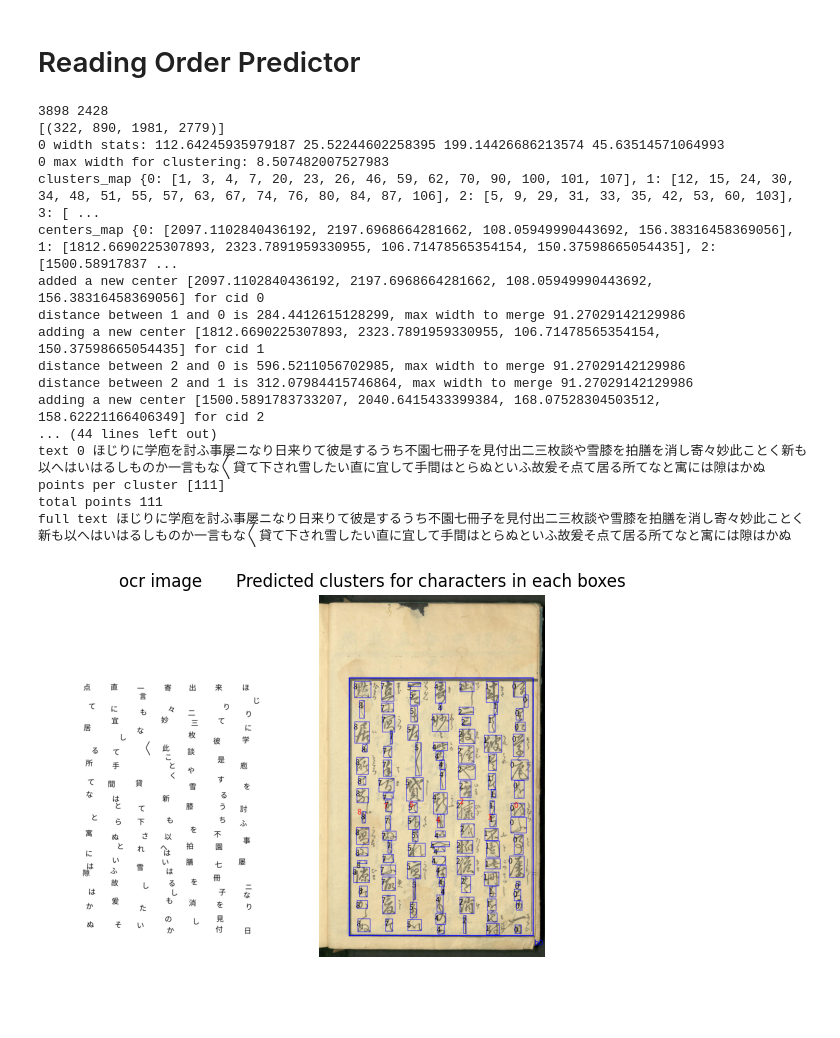
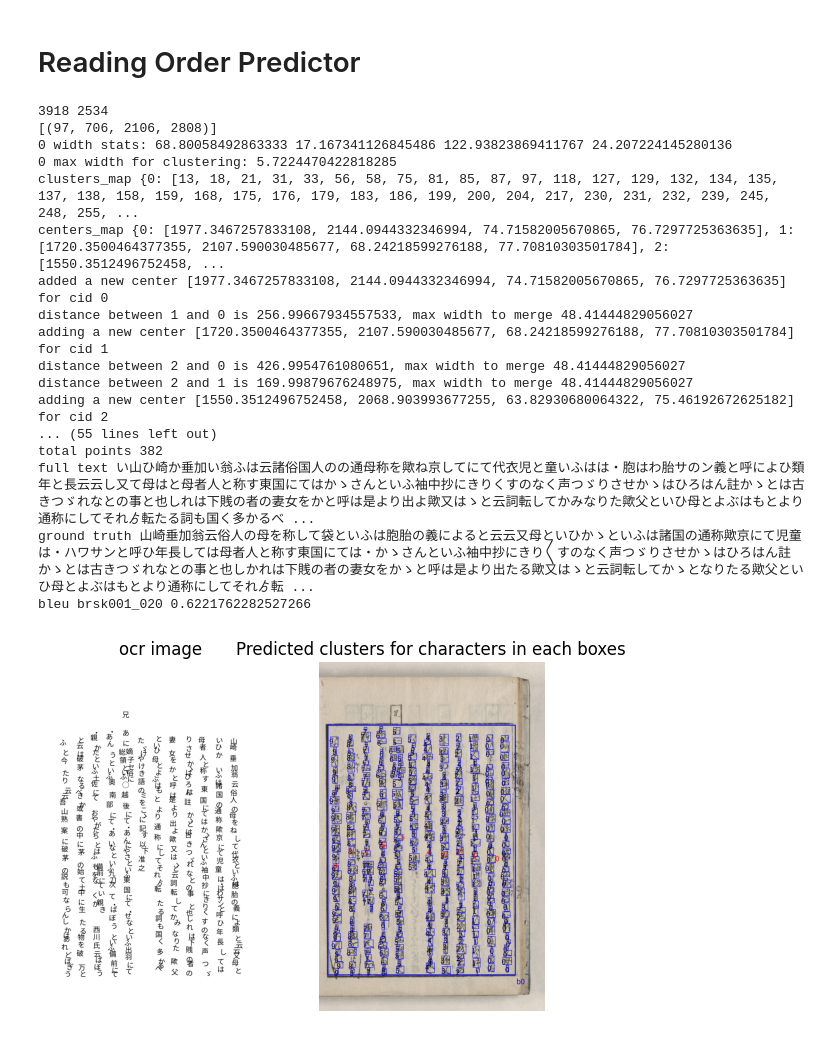
Before and after one commit to aumahesh-mids/kuzushiji-recognition, a Jupyter notebook: Reading Order Predictor.ipynb, the cells around one changed output. Cells and saved outputs as stored; diff of their text form; code cells hidden in the pictures; blank space fills up the shorter version.

Commit message:
bleu scoring

```diff
--- a/Reading Order Predictor.ipynb
+++ b/Reading Order Predictor.ipynb
@@ -19,6 +22,32 @@ from pyclustering.utils.metric import type_metric, distance_metric
 from kr.classifier.softmax.mobilenetv3 import MobileNetV3
 from kr.datasets import KuzushijiUnicodeMapping
 from kr.detector.centernet.resnet import Res18UnetCenterNet
+# %%
+class TextScorer:
+    def __init__(self, ground_truth_csv='/home/ec2-user/code/t-hanya/kuzushiji-recognition/data/ground-truth/full.csv'):
+        self.ground_truth_csvfile = ground_truth_csv
+        x = []
+        self.ground_truth = dict()
+        with open(self.ground_truth_csvfile) as cf:
+            reader = csv.DictReader(cf)
+            for row in reader:
+                self.ground_truth[row['image']] = row['text']
+
+    def get_ground_truth(self, image):
+        return self.ground_truth.get(image, '')
+
+    def has_ground_truth(self, image):
+        if image in self.ground_truth:
+            return True
+        return False
+
+    def eval(self, image, pred_text):
+        ground_truth_text = self.ground_truth.get(image, '')
+        if len(ground_truth_text) == 0:
+            return -1
+        ref = list(ground_truth_text)
+        hyp = list(pred_text)
+        return  bleu([ref], hyp)
 # %%
 class ColumnClustering:
     def __init__(self, filename, unicodes, unicode_bboxes, reading_order_boxes=None, verbose=True, save=False,
@@ -369,51 +398,62 @@ def ordered_bboxes(bbox_dict):
 # filename = '/home/ec2-user/code/restor-ai-tion/data/full/200021763/images/200021763_00016_1.jpg'
 # working below 2 lines
 # filename = '/home/ec2-user/code/restor-ai-tion/data/full/200021637/images/200021637_00006_1.jpg'
-# bbox_dict = {"1":"1440,201,185,523","2":"829,200,608,513","3":"80,195,742,520","4":"1438,994,180,909","5":"822,715,615,480","6":"830,1204,609,461","7":"836,1677,599,464","8":"842,2152,593,475","9":"653,1029,170,1002","10":"74,719,577,468","11":"92,1205,549,455","12":"101,1679,553,476","13":"100,2163,560,474"}
+# bbox_dict = {"1":"1430,198,188,524","2":"824,200,600,516","3":"81,195,747,517","4":"1437,981,180,959","5":"827,721,610,476","6":"830,1205,604,456","7":"837,1674,593,473","8":"841,2156,603,465","9":"648,1026,176,1102","10":"85,721,569,469","11":"85,1204,558,468","12":"93,1679,560,457","13":"96,2156,563,467"}
 # bbox_dict = {"2":"829,200,608,513", "5":"822,715,615,480","6":"830,1204,609,461"}
 # bbox_dict = {"10":"74,719,577,468"}
 # filename = '/home/ec2-user/code/restor-ai-tion/data/full/200021637/images/200021637_00018_2.jpg'
+filename = '/home/ec2-user/code/restor-ai-tion/data/full/brsk00000/images/brsk001_020.jpg'
+bbox_dict = {"1":"97.9921875,706,2106,2808"}
 # filename = '/home/ec2-user/code/restor-ai-tion/data/full/100241706/images/100241706_00002_2.jpg'
+# bbox_dict = {"1":"133.0008544921875,910.001220703125,1947.0125732421875,2716.017578125"}
 # working below 5 lines
-filename = '/home/ec2-user/code/restor-ai-tion/data/full/100241706/images/100241706_00003_1.jpg'
+# filename = '/home/ec2-user/code/restor-ai-tion/data/full/100241706/images/100241706_00003_1.jpg'
 # # 100241706_00003_1
 # bbox_dict = {"1":"2044.6380615234375,933.426025390625,194.4637451171875,2741.93896484375","2":"1769.6107177734375,925.0918579101562,194.4637451171875,2769.7196655273438","3":"1458.46875,927.8699340820312,230.5784912109375,2741.9389038085938","4":"1211.221923828125,925.0918579101562,197.2418212890625,2733.6049194335938","5":"936.1946411132812,916.7576904296875,183.35150146484375,2733.6048583984375","6":"669.50146484375,925.0918579101562,177.79547119140625,2730.8268432617188","7":"355.5814208984375,916.7576904296875,213.91009521484375,2728.0487060546875"}
 # # whole image as 1 bbox for 100241706_00003_1
-bbox_dict = {"1":"322.0020751953125,890.0009765625,1981.0128173828125,2779.017822265625"}
+# bbox_dict = {"1":"322.0020751953125,890.0009765625,1981.0128173828125,2779.017822265625"}
 cv2img = cv2.imread(filename)
 n, m = cv2img.shape[0], cv2img.shape[1]
 print(n, m)
 
 # bbox_dict= {"1":"493,43,74,776","2":"410,43,71,772","3":"337,46,67,770","4":"267,44,62,772","5":"194,43,65,771","6":"119,48,66,762","7":"50,37,57,451"}
 # bbox_dict = {"1":"29.853092193603516,627.0526733398438,2486.3136558532715,1700.0095825195312","2":"29.853092193603516,2374.837646484375,2492.2855796813965,1387.478515625"}
 # bbox_dict = {"1":"1441.6787109375,210.78732299804688,178.2584228515625,512.6556091308594","2":"1445.5821533203125,1020.1065673828125,165.2469482421875,913.4117431640625","3":"848.3514404296875,206.8838653564453,564.701904296875,495.74058532714844","4":"835.33984375,723.4429321289062,590.7249755859375,452.80242919921875","5":"840.5444946289062,1200.96728515625,585.5203247070312,443.6943359375","6":"841.8456420898438,1675.889404296875,579.0145874023438,450.199951171875","7":"843.1467895507812,2156.01611328125,589.4238891601562,452.80224609375","8":"83.27149963378906,202.9803924560547,737.7556610107422,497.0417022705078","9":"660.9849243164062,1022.7088623046875,174.35491943359375,1087.7667236328125","10":"88.47612762451172,719.5394287109375,560.7984085083008,469.717529296875","11":"96.28306579589844,1208.7742919921875,538.6787261962891,444.9954833984375","12":"94.9819107055664,1679.7928466796875,551.6902694702148,454.1036376953125","13":"98.8853759765625,2158.618408203125,554.2926025390625,473.620849609375"}
 # bbox_dict = {"1":"1440.254638671875,206.63638305664062,177.707275390625,514.5245666503906","2":"832.74365234375,200.43728637695312,599.2454833984375,522.7900695800781","3":"76.45447540283203,192.1718292236328,745.9573287963867,518.6573333740234","4":"1448.52001953125,1018.7173461914062,167.37548828125,905.0673217773438","5":"828.6109008789062,723.2273559570312,611.6437377929688,466.99822998046875","6":"832.74365234375,1200.557373046875,607.510986328125,456.6663818359375","7":"834.8099975585938,1675.821044921875,595.1127319335938,458.732666015625","8":"841.0090942382812,2155.217529296875,590.9800415039062,462.865478515625","9":"650.9036254882812,1035.248291015625,177.707275390625,1000.1201171875","10":"76.45447540283203,721.1609497070312,570.3163986206055,477.33001708984375","11":"99.18447875976562,1206.7564697265625,545.5200500488281,464.931884765625","12":"99.18447875976562,1682.0201416015625,549.6528015136719,460.7991943359375","13":"99.18447875976562,2155.217529296875,557.9182434082031,466.998046875"}
 # bbox_dict = {"1":"99.18447875976562,2155.217529296875,557.9182434082031,466.998046875", "2":"832.74365234375,200.43728637695312,599.2454833984375,522.7900695800781"}
 # bbox_dict = {"1":"1549.0836181640625,911.7171630859375,196.7535400390625,2710.2110595703125","2":"1271.9659423828125,908.9459838867188,213.380615234375,2704.6687622070312","3":"1041.958251953125,917.259521484375,149.6435546875,2712.982177734375","4":"720.501708984375,914.4883422851562,188.44000244140625,2704.6686401367188","5":"460.0110778808594,917.259521484375,177.35531616210938,2707.439697265625","6":"152.4104461669922,911.7171630859375,238.3212127685547,2715.7532958984375"}
 
 # bbox_dict = {"1":"2044.6380615234375,933.426025390625,194.4637451171875,2741.93896484375", "2":"1769.6107177734375,925.0918579101562,194.4637451171875,2769.7196655273438"}
 # bbox_dict = {"1":"2044.6380615234375,933.426025390625,194.4637451171875,2741.93896484375"}
 # user_bboxes = [(10, 0, 2565, 2250), (10, 2300, 2565, 2163)]
 user_bboxes = ordered_bboxes(bbox_dict)
 print(user_bboxes)
 text = predictor.predict(filename, user_bboxes)
 print('full text', text)
+scorer = TextScorer()
+image_name = os.path.basename(filename).replace('.jpg', '')
+if scorer.has_ground_truth(image_name):
+    print('ground truth', scorer.get_ground_truth(image_name))
+    score = scorer.eval(image_name, text)
+    print('bleu', image_name, score)
+else:
+    print('image {} does not have ground truth'.format(image_name))
 # %% [output]
-3898 2428
-[(322, 890, 1981, 2779)]
-0 width stats: 112.64245935979187 25.52244602258395 199.14426686213574 45.63514571064993
-0 max width for clustering: 8.507482007527983
-clusters_map {0: [1, 3, 4, 7, 20, 23, 26, 46, 59, 62, 70, 90, 100, 101, 107], 1: [12, 15, 24, 30, 34, 48, 51, 55, 57, 63, 67, 74, 76, 80, 84, 87, 106], 2: [5, 9, 29, 31, 33, 35, 42, 53, 60, 103], 3: [ ...
-centers_map {0: [2097.1102840436192, 2197.6968664281662, 108.05949990443692, 156.38316458369056], 1: [1812.6690225307893, 2323.7891959330955, 106.71478565354154, 150.37598665054435], 2: [1500.58917837 ...
-added a new center [2097.1102840436192, 2197.6968664281662, 108.05949990443692, 156.38316458369056] for cid 0
-distance between 1 and 0 is 284.4412615128299, max width to merge 91.27029142129986
-adding a new center [1812.6690225307893, 2323.7891959330955, 106.71478565354154, 150.37598665054435] for cid 1
-distance between 2 and 0 is 596.5211056702985, max width to merge 91.27029142129986
-distance between 2 and 1 is 312.07984415746864, max width to merge 91.27029142129986
-adding a new center [1500.5891783733207, 2040.6415433399384, 168.07528304503512, 158.62221166406349] for cid 2
-... (44 lines left out)
-text 0 ほじりに学庖を討ふ事屡ニなり日来りて彼是するうち不園七冊子を見付出二三枚談や雪膝を拍膳を消し寄々妙此ことく新も以へはいはるしものか一言もな〱貸て下され雪したい直に宜して手間はとらぬといふ故爰そ点て居る所てなと寓には隙はかぬ
-points per cluster [111]
-total points 111
-full text ほじりに学庖を討ふ事屡ニなり日来りて彼是するうち不園七冊子を見付出二三枚談や雪膝を拍膳を消し寄々妙此ことく新も以へはいはるしものか一言もな〱貸て下され雪したい直に宜して手間はとらぬといふ故爰そ点て居る所てなと寓には隙はかぬ
+3918 2534
+[(97, 706, 2106, 2808)]
+0 width stats: 68.80058492863333 17.167341126845486 122.93823869411767 24.207224145280136
+0 max width for clustering: 5.7224470422818285
+clusters_map {0: [13, 18, 21, 31, 33, 56, 58, 75, 81, 85, 87, 97, 118, 127, 129, 132, 134, 135, 137, 138, 158, 159, 168, 175, 176, 179, 183, 186, 199, 200, 204, 217, 230, 231, 232, 239, 245, 248, 255, ...
+centers_map {0: [1977.3467257833108, 2144.0944332346994, 74.71582005670865, 76.7297725363635], 1: [1720.3500464377355, 2107.590030485677, 68.24218599276188, 77.70810303501784], 2: [1550.3512496752458, ...
+added a new center [1977.3467257833108, 2144.0944332346994, 74.71582005670865, 76.7297725363635] for cid 0
+distance between 1 and 0 is 256.99667934557533, max width to merge 48.41444829056027
+adding a new center [1720.3500464377355, 2107.590030485677, 68.24218599276188, 77.70810303501784] for cid 1
+distance between 2 and 0 is 426.9954761080651, max width to merge 48.41444829056027
+distance between 2 and 1 is 169.99879676248975, max width to merge 48.41444829056027
+adding a new center [1550.3512496752458, 2068.903993677255, 63.82930680064322, 75.46192672625182] for cid 2
+... (55 lines left out)
+total points 382
+full text い山ひ崎か垂加い翁ふは云諸俗国人のの通母称を歟ね京してにて代衣児と童いふはは・胞はわ胎サのン義と呼によひ類年と長云云し又て母はと母者人と称す東国にてはかゝさんといふ袖中抄にきりくすのなく声つゞりさせかゝはひろはん註かゝとは古きつゞれなとの事と也しれは下賎の者の妻女をかと呼は是より出よ歟又はゝと云詞転してかみなりた歟父といひ母とよぶはもとより通称にしてそれゟ転たる詞も国く多かるべ ...
+ground truth 山崎垂加翁云俗人の母を称して袋といふは胞胎の義によると云云又母といひかゝといふは諸国の通称歟京にて児童は・ハワサンと呼ひ年長しては母者人と称す東国にては・かゝさんといふ袖中抄にきり〱すのなく声つゞりさせかゝはひろはん註かゝとは古きつゞれなとの事と也しかれは下賎の者の妻女をかゝと呼は是より出たる歟又はゝと云詞転してかゝとなりたる歟父といひ母とよぶはもとより通称にしてそれゟ転 ...
+bleu brsk001_020 0.6221762282527266
-[figure, old version]
+[figure, new version]
```
Also changed, not shown: parts of 2 cells of this notebook.
